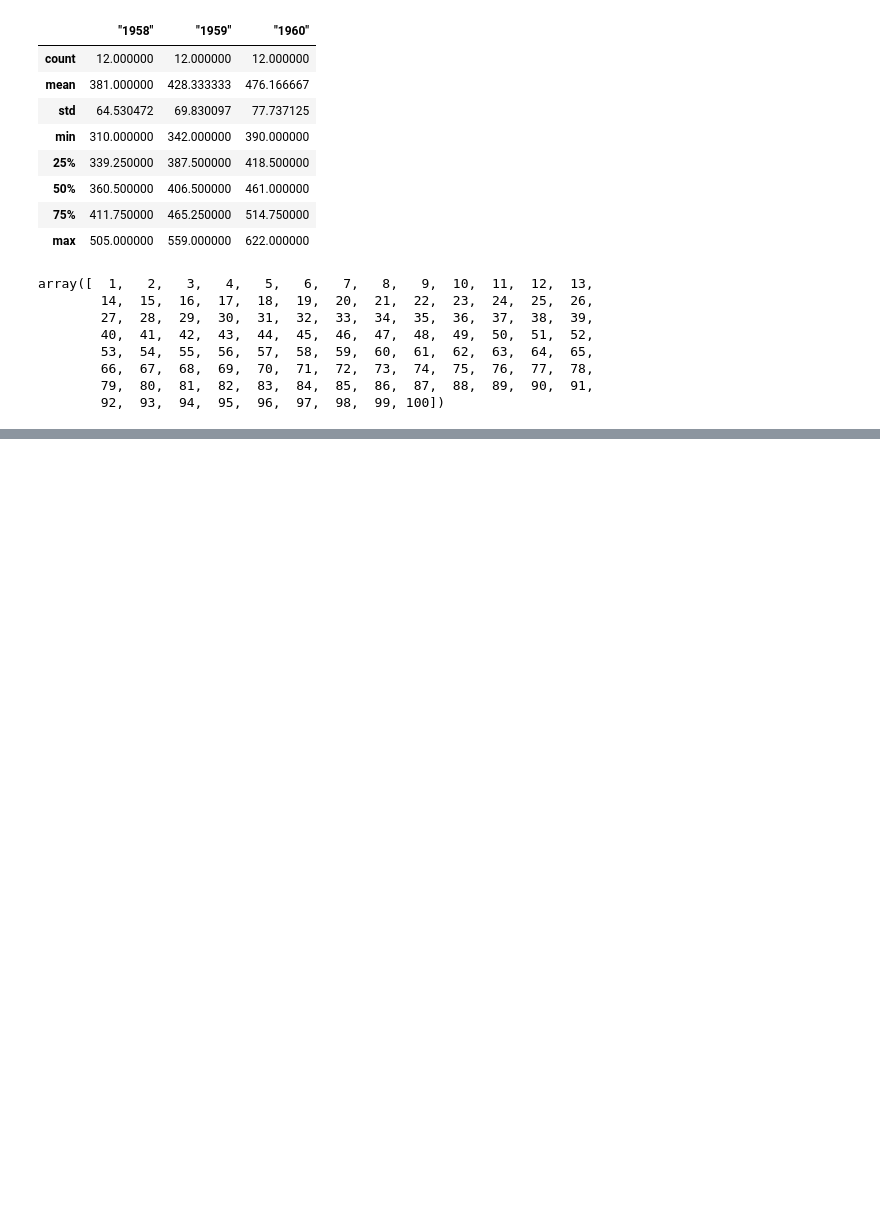
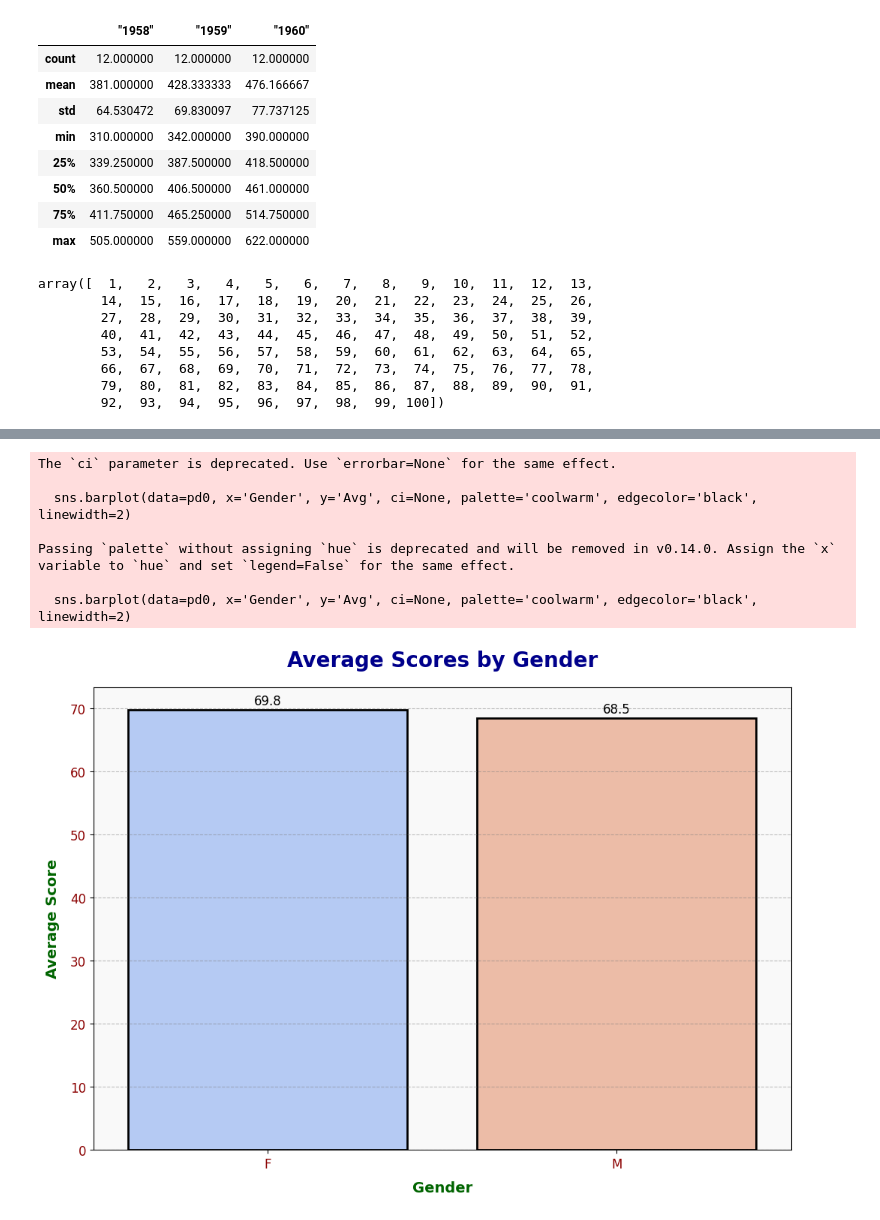
Before and after one commit to Lier0102/pwnable_, a Jupyter notebook: asdf.ipynb, the cells around one changed output, grey strips where cells are left out. Drawn from its saved outputs; the diff is of its cells as text; code cells hidden in the pictures; blank space fills up the shorter version.

```diff
--- a/asdf.ipynb
+++ b/asdf.ipynb
@@ -683,0 +795,34 @@ gender
+# %%
+plt.figure(figsize=(12, 8))
+sns.barplot(data=pd0, x='Gender', y='Avg', ci=None, palette='coolwarm', edgecolor='black', linewidth=2)
+
+# 제목 및 축 레이블 스타일 추가
+plt.title('Average Scores by Gender', fontsize=20, fontweight='bold', color='darkblue', pad=20)
+plt.xlabel('Gender', fontsize=14, fontweight='bold', color='darkgreen', labelpad=10)
+plt.ylabel('Average Score', fontsize=14, fontweight='bold', color='darkgreen', labelpad=10)
+
+# y축 눈금 스타일 변경
+plt.yticks(fontsize=12, color='darkred')
+plt.xticks(fontsize=12, color='darkred')
+
+# 배경 스타일 추가
+plt.grid(axis='y', linestyle='--', alpha=0.5, color='gray')
+plt.gca().set_facecolor('#f9f9f9')  # 그래프 배경색 설정
+
+# 막대 위에 값 표시
+for p in plt.gca().patches:
+    plt.gca().annotate(f'{p.get_height():.1f}',
+                       (p.get_x() + p.get_width() / 2., p.get_height()),
+                       ha='center', va='center', fontsize=12, color='black', xytext=(0, 8),
+                       textcoords='offset points')
+
+plt.show()
+# %% [output]
+The `ci` parameter is deprecated. Use `errorbar=None` for the same effect.
+
+  sns.barplot(data=pd0, x='Gender', y='Avg', ci=None, palette='coolwarm', edgecolor='black', linewidth=2)
+
+Passing `palette` without assigning `hue` is deprecated and will be removed in v0.14.0. Assign the `x` variable to `hue` and set `legend=False` for the same effect.
+
+  sns.barplot(data=pd0, x='Gender', y='Avg', ci=None, palette='coolwarm', edgecolor='black', linewidth=2)
+[figure, added]
```
Also changed, not shown: parts of 9 cells of this notebook.
